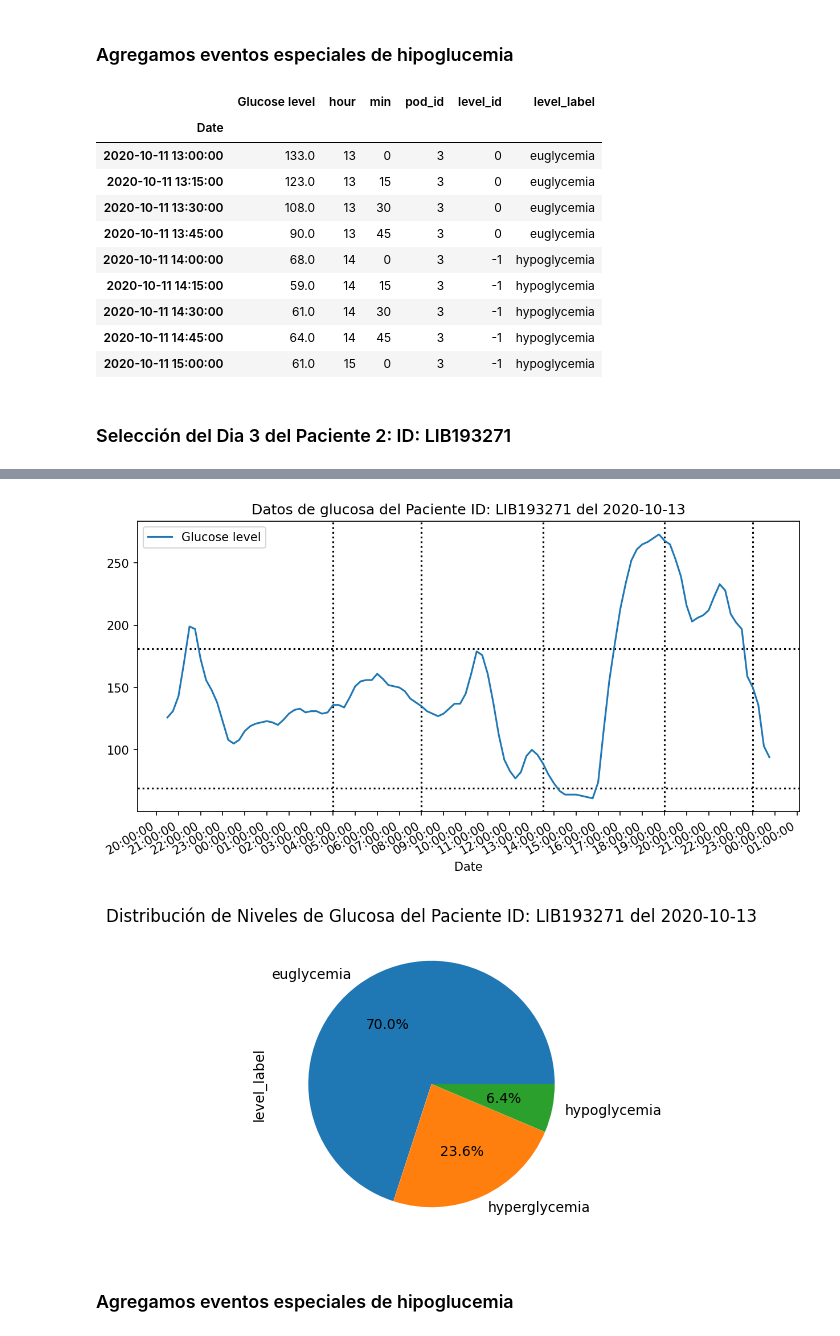
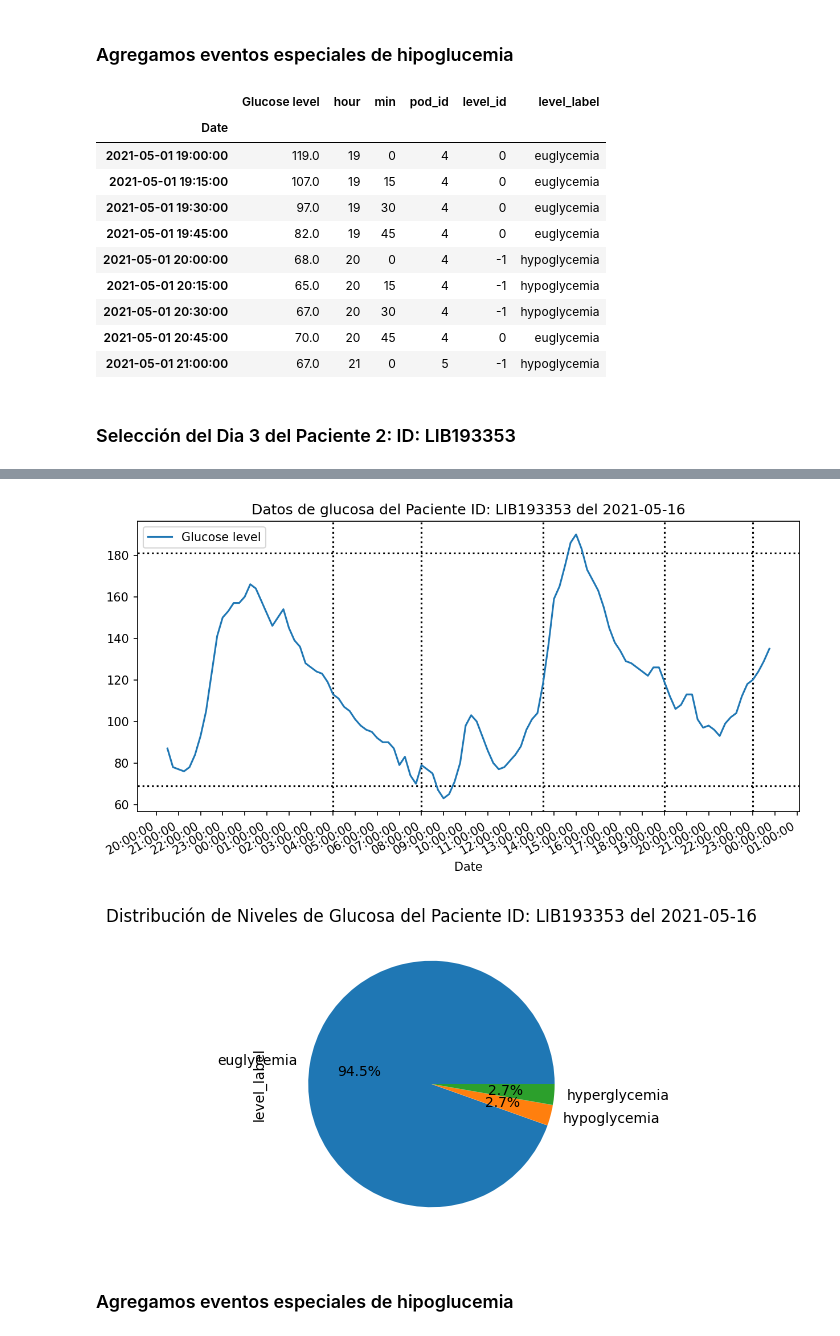
Before and after one commit to wmhr28/tfm-forecasting-glucose, a Jupyter notebook: 3.- Seleccionar los pacientes para evaluación.ipynb, the cells around one changed output, grey strips where cells are left out. Cells and saved outputs as stored; diff of their text form; code cells hidden in the pictures.

```diff
--- a/3.- Seleccionar los pacientes para evaluación.ipynb
+++ b/3.- Seleccionar los pacientes para evaluación.ipynb
@@ -498,7 +498,7 @@ dfGenPaciente['level_label'].value_counts().plot.pie(y='level_label',legend=Fals
 # %% [markdown]
 ### Selección del Dia 1 del Paciente 2: ID: LIB193353
 # %%
-dateObj='2020-09-29'
+dateObj='2021-04-24'
 diasP2.append(dateObj)
 
 ObjRangeDateStart=dateObj+' 04:00:00';
@@ -536,5 +540,5 @@ especialesP2.append('2020-09-29 14:30:00')
 # %%
-dateObj='2020-10-11'
+dateObj='2021-05-1'
 diasP2.append(dateObj)
 
 ObjRangeDateStart=dateObj+' 04:00:00';
@@ -573,17 +560,17 @@ dfGenPacienteScaled.loc[DateObjStart:ObjRangeDateEnd]
 # %% [markdown]
 ### Agregamos eventos especiales de hipoglucemia
 # %%
-df_rango.loc[dateObj+' 13:00:00':dateObj+' 15:00:00']
+df_rango.loc[dateObj+' 19:00:00':dateObj+' 21:00:00']
 # %% [output]
 |  | Glucose level | hour | min | pod_id | level_id | level_label |
 | Date |  |  |  |  |  |  |
-| 2020-10-11 13:00:00 | 133.0 | 13 | 0 | 3 | 0 | euglycemia |
-| 2020-10-11 13:15:00 | 123.0 | 13 | 15 | 3 | 0 | euglycemia |
-| 2020-10-11 13:30:00 | 108.0 | 13 | 30 | 3 | 0 | euglycemia |
-| 2020-10-11 13:45:00 | 90.0 | 13 | 45 | 3 | 0 | euglycemia |
-| 2020-10-11 14:00:00 | 68.0 | 14 | 0 | 3 | -1 | hypoglycemia |
-| 2020-10-11 14:15:00 | 59.0 | 14 | 15 | 3 | -1 | hypoglycemia |
-| 2020-10-11 14:30:00 | 61.0 | 14 | 30 | 3 | -1 | hypoglycemia |
-| 2020-10-11 14:45:00 | 64.0 | 14 | 45 | 3 | -1 | hypoglycemia |
-| 2020-10-11 15:00:00 | 61.0 | 15 | 0 | 3 | -1 | hypoglycemia |
+| 2021-05-01 19:00:00 | 119.0 | 19 | 0 | 4 | 0 | euglycemia |
+| 2021-05-01 19:15:00 | 107.0 | 19 | 15 | 4 | 0 | euglycemia |
+| 2021-05-01 19:30:00 | 97.0 | 19 | 30 | 4 | 0 | euglycemia |
+| 2021-05-01 19:45:00 | 82.0 | 19 | 45 | 4 | 0 | euglycemia |
+| 2021-05-01 20:00:00 | 68.0 | 20 | 0 | 4 | -1 | hypoglycemia |
+| 2021-05-01 20:15:00 | 65.0 | 20 | 15 | 4 | -1 | hypoglycemia |
+| 2021-05-01 20:30:00 | 67.0 | 20 | 30 | 4 | -1 | hypoglycemia |
+| 2021-05-01 20:45:00 | 70.0 | 20 | 45 | 4 | 0 | euglycemia |
+| 2021-05-01 21:00:00 | 67.0 | 21 | 0 | 5 | -1 | hypoglycemia |
 # %%
@@ -591,7 +578,7 @@ especialesP2.append('2020-10-11 14:00:00')
 # %% [markdown]
-### Selección del Dia 3 del Paciente 2: ID: LIB193271
+### Selección del Dia 3 del Paciente 2: ID: LIB193353
 # %%
-dateObj='2020-10-13'
+dateObj='2021-05-16'
 diasP2.append(dateObj)
 
 ObjRangeDateStart=dateObj+' 04:00:00';
@@ -611,5 +598,5 @@ Rango Fin Objetivo   : 2020-10-13 23:59:59
-[figure, old version]
+[figure, new version]
-[figure, old version]
+[figure, new version]
 # %% [markdown]
 ### Agregamos eventos especiales de hipoglucemia
 # %%
```
Also changed, not shown: parts of 40 cells of this notebook, 16 other files.
